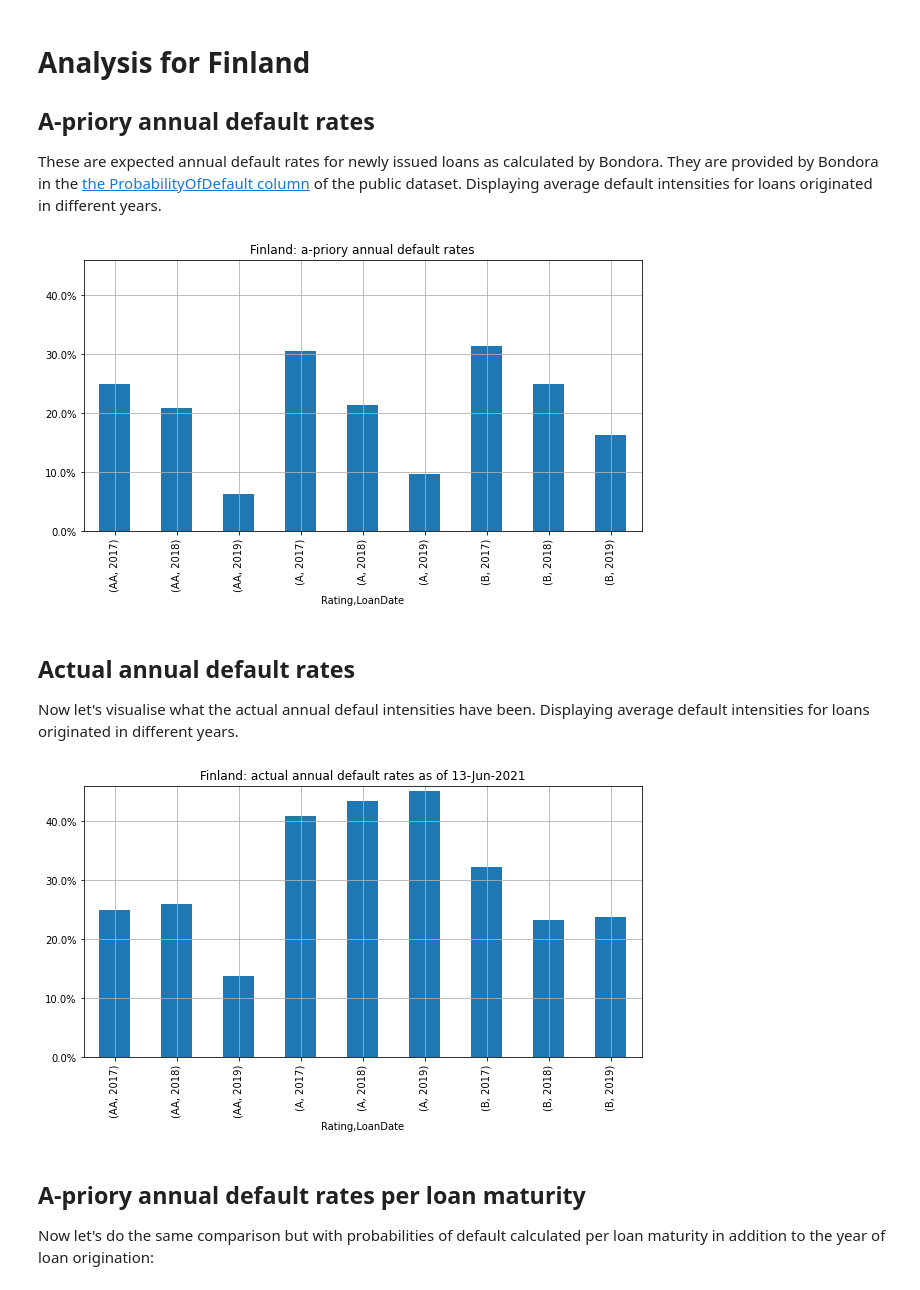
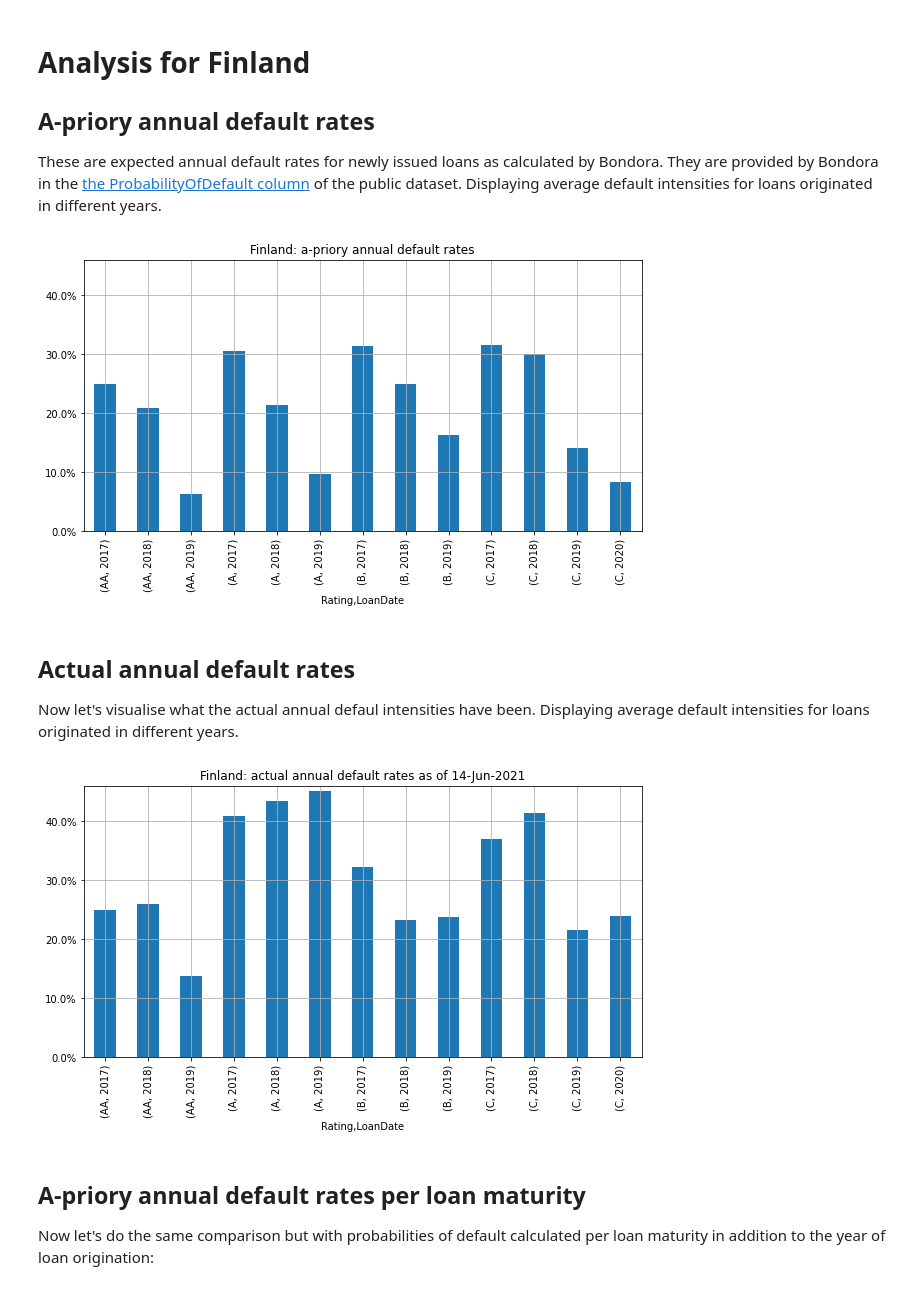
Before and after one commit to ilchen/bondora_defaults, a Jupyter notebook: bondora_defaults.ipynb, the cells around one changed output. Drawn from its saved outputs; the diff is of its cells as text; code cells hidden in the pictures.

```diff
--- a/bondora_defaults.ipynb
+++ b/bondora_defaults.ipynb
@@ -133,5 +133,5 @@ B      2017           0.050887  0.128388  0.144076  0.429490  0.075403
 # %%
-apr_fi_short, apr_fi = print_apriori_probabilities(df, 'FI', 2017, ratings=['AA', 'A', 'B'])
+apr_fi_short, apr_fi = print_apriori_probabilities(df, 'FI', 2017, ratings=['AA', 'A', 'B', 'C'])
 # %% [output]
 ProbabilityOfDefault       min    median      mean       max       std
 Rating LoanDate
@@ -341,22 +318,22 @@ ax.yaxis.set_major_formatter(mtick.PercentFormatter())
 ## A-priory annual default rates
 These are expected annual default rates for newly issued loans as calculated by Bondora. They are provided by Bondora in the [the ProbabilityOfDefault column](https://www.bondora.com/en/public-reports#shared-legend) of the public dataset. Displaying average default intensities for loans originated in different years.
 # %%
-ax = (apr_fi_short.loc[['AA', 'A', 'B']]*100).plot(figsize=(10,5), grid=True, kind='bar', title='Finland: a-priory annual default rates')
+ax = (apr_fi_short.loc[['AA', 'A', 'B', 'C']]*100).plot(figsize=(10,5), grid=True, kind='bar', title='Finland: a-priory annual default rates')
 ax.set_ylim(top=fi_short_ylim)
 ax.yaxis.set_major_formatter(mtick.PercentFormatter())
 # %% [output]
-[figure, old version]
+[figure, new version]
 # %% [markdown]
 ## Actual annual default rates
 Now let's visualise what the actual annual defaul intensities have been. Displaying average default intensities for loans originated in different years.
 # %%
-ax = (fi['Annual Default Intensity'].loc[['AA','A','B'], range(2017, 2022)].groupby(level=[0,1]).mean()*100)\
+ax = (fi['Annual Default Intensity'].loc[['AA','A','B','C'], range(2017, 2022)].groupby(level=[0,1]).mean()*100)\
     .plot(figsize=(10,5), grid=True, kind='bar',
           title='Finland: actual annual default rates as of %s' % now_str)
 ax.set_ylim(top=fi_short_ylim)
 ax.yaxis.set_major_formatter(mtick.PercentFormatter())
 # %% [output]
-[figure, old version]
+[figure, new version]
 # %% [markdown]
 ## A-priory annual default rates per loan maturity
 Now let's do the same comparison but with probabilities of default calculated per loan maturity in addition to the year of loan origination:
```
Also changed, not shown: parts of 7 cells of this notebook.
